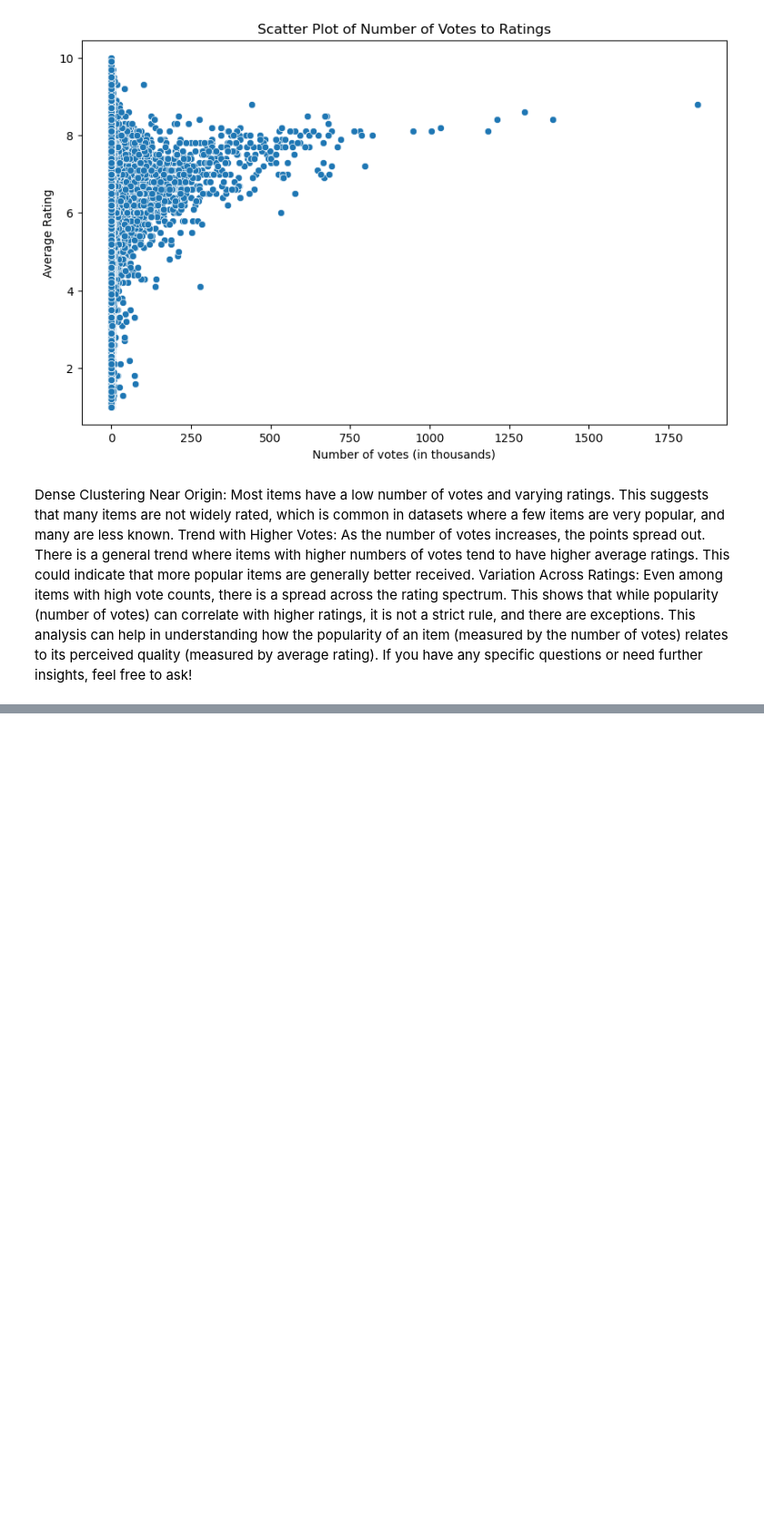
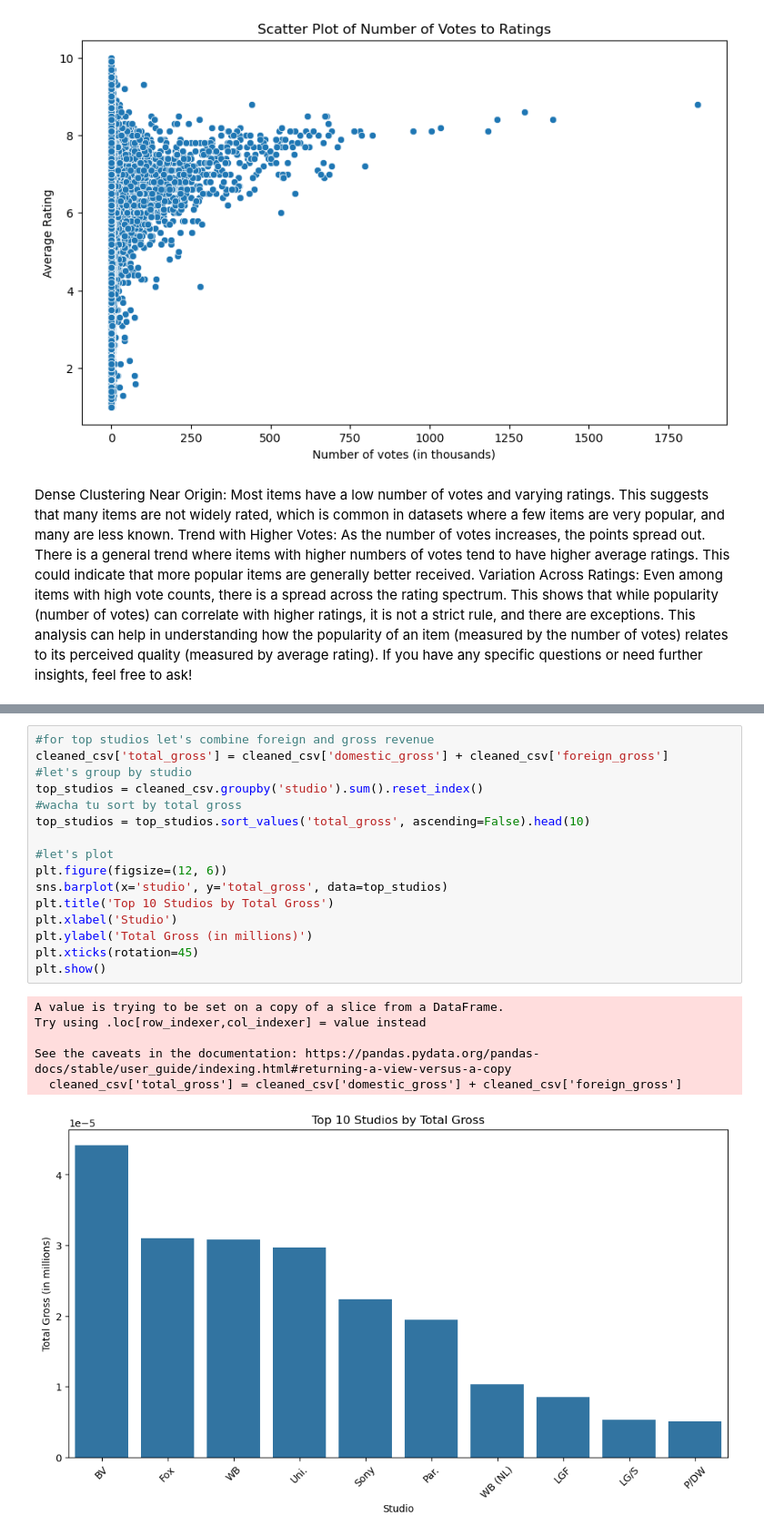
Before and after one commit to faith-watene/dsc-phase-2-project-v3, a Jupyter notebook: student.ipynb, the cells around one changed output, grey strips where cells are left out. Shown at 91% size. Saved outputs shown, nothing was run; the diff lists cells and outputs as text; blank space fills up the shorter version.

```diff
--- a/student.ipynb
+++ b/student.ipynb
@@ -317,0 +418,23 @@ This analysis can help in understanding how the popularity of an item (measured
+# %%
+#for top studios let's combine foreign and gross revenue
+cleaned_csv['total_gross'] = cleaned_csv['domestic_gross'] + cleaned_csv['foreign_gross']
+#let's group by studio
+top_studios = cleaned_csv.groupby('studio').sum().reset_index()
+#wacha tu sort by total gross
+top_studios = top_studios.sort_values('total_gross', ascending=False).head(10)
+
+#let's plot
+plt.figure(figsize=(12, 6))
+sns.barplot(x='studio', y='total_gross', data=top_studios)
+plt.title('Top 10 Studios by Total Gross')
+plt.xlabel('Studio')
+plt.ylabel('Total Gross (in millions)')
+plt.xticks(rotation=45)
+plt.show()
+# %% [output]
+A value is trying to be set on a copy of a slice from a DataFrame.
+Try using .loc[row_indexer,col_indexer] = value instead
+
+See the caveats in the documentation: https://pandas.pydata.org/pandas-docs/stable/user_guide/indexing.html#returning-a-view-versus-a-copy
+  cleaned_csv['total_gross'] = cleaned_csv['domestic_gross'] + cleaned_csv['foreign_gross']
+[figure, added]
```
Also changed, not shown: parts of 29 cells of this notebook.
